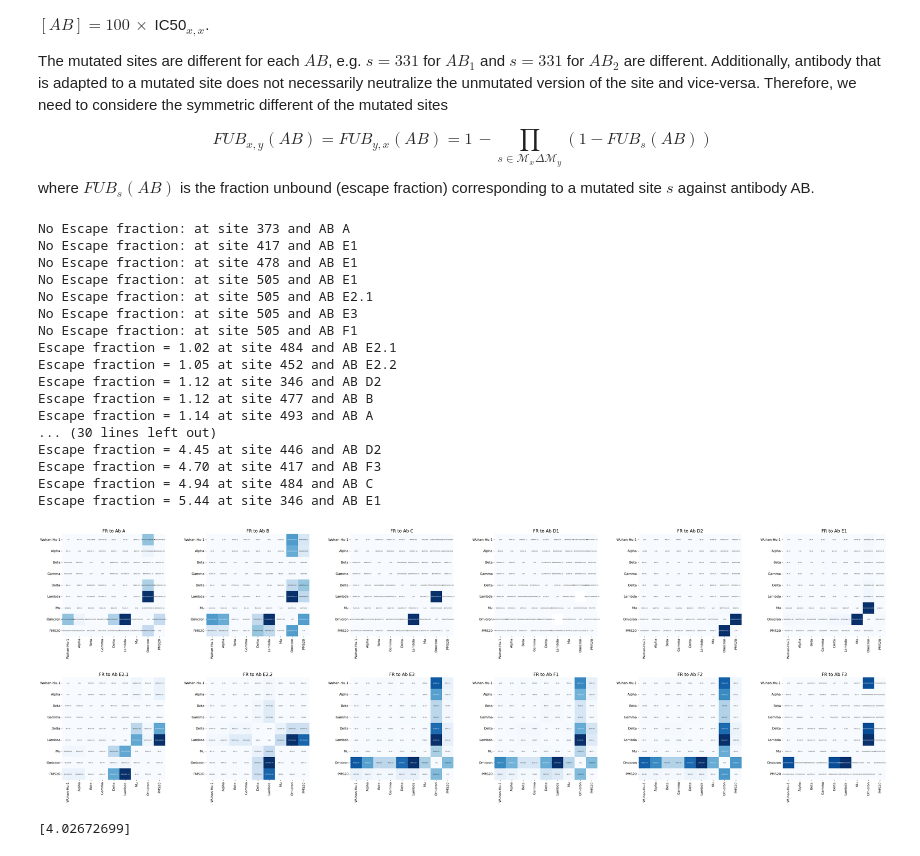
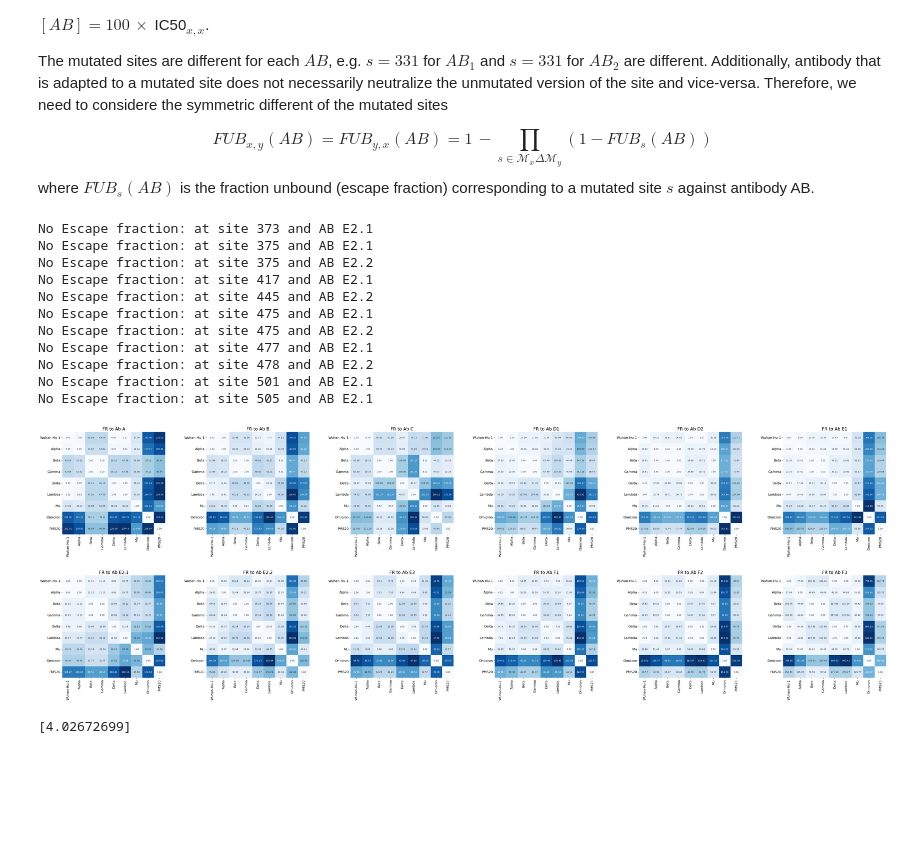
Before and after one commit to AlexiaNomena/Immune_Waning, a Jupyter notebook: Helper.ipynb, the cells around one changed output. Saved outputs shown, nothing was run; the diff lists cells and outputs as text; code cells hidden in the pictures; blank space fills up the shorter version.

```diff
--- a/Helper.ipynb
+++ b/Helper.ipynb
@@ -24,7 +24,7 @@ plt.show()
 [figure]
 # %%
 """Load Escape Fraction Data and antibody classes being used"""
-Escape_Fraction = pd.read_csv("Data/escape_fraction_per_site_barnes.csv")
+Escape_Fraction = pd.read_csv("Data/mutation_escape_per_site_and_class_barnes.csv")
 Ab_classes = np.unique(Escape_Fraction["ab_class"])
 """Parameterization for Antibody PK"""
 N = len(Ab_classes) # number of antibody classes
@@ -115,36 +115,30 @@ for s in Missed:
 for s in Greater_one:
     print(s)
 # %% [output]
-No Escape fraction: at site 373 and AB A
-No Escape fraction: at site 417 and AB E1
-No Escape fraction: at site 478 and AB E1
-No Escape fraction: at site 505 and AB E1
+No Escape fraction: at site 373 and AB E2.1
+No Escape fraction: at site 375 and AB E2.1
+No Escape fraction: at site 375 and AB E2.2
+No Escape fraction: at site 417 and AB E2.1
+No Escape fraction: at site 445 and AB E2.2
+No Escape fraction: at site 475 and AB E2.1
+No Escape fraction: at site 475 and AB E2.2
+No Escape fraction: at site 477 and AB E2.1
+No Escape fraction: at site 478 and AB E2.2
+No Escape fraction: at site 501 and AB E2.1
 No Escape fraction: at site 505 and AB E2.1
-No Escape fraction: at site 505 and AB E3
-No Escape fraction: at site 505 and AB F1
-Escape fraction = 1.02 at site 484 and AB E2.1
-Escape fraction = 1.05 at site 452 and AB E2.2
-Escape fraction = 1.12 at site 346 and AB D2
-Escape fraction = 1.12 at site 477 and AB B
-Escape fraction = 1.14 at site 493 and AB A
-... (30 lines left out)
-Escape fraction = 4.45 at site 446 and AB D2
-Escape fraction = 4.70 at site 417 and AB F3
-Escape fraction = 4.94 at site 484 and AB C
-Escape fraction = 5.44 at site 346 and AB E1
 # %%
 """Plot Cross Reactivity Map"""
 from Methods.figure_settings import Heatmap
 import seaborn as sns
 fig = Heatmap(data_dic = Cross_react_dic,
         row_labels = variant_name,
         col_labels = variant_name,
-        annotsize = 5,
+        annotsize = 8,
         colormap = sns.color_palette("Blues", as_cmap=True),
         save_to = "Figures/cross_reactivity",
         sub_fig_size = 9)
 # %% [output]
-[figure, old version]
+[figure, new version]
 # %%
 """Set up the vaccine efficacy data which is used for fitting"""
 from Methods.VE import sqrt_diff, vaccine_efficacy_four_antibodies, vaccine_efficacy_n_antibodies
```
Also changed, not shown: 2 other files.
